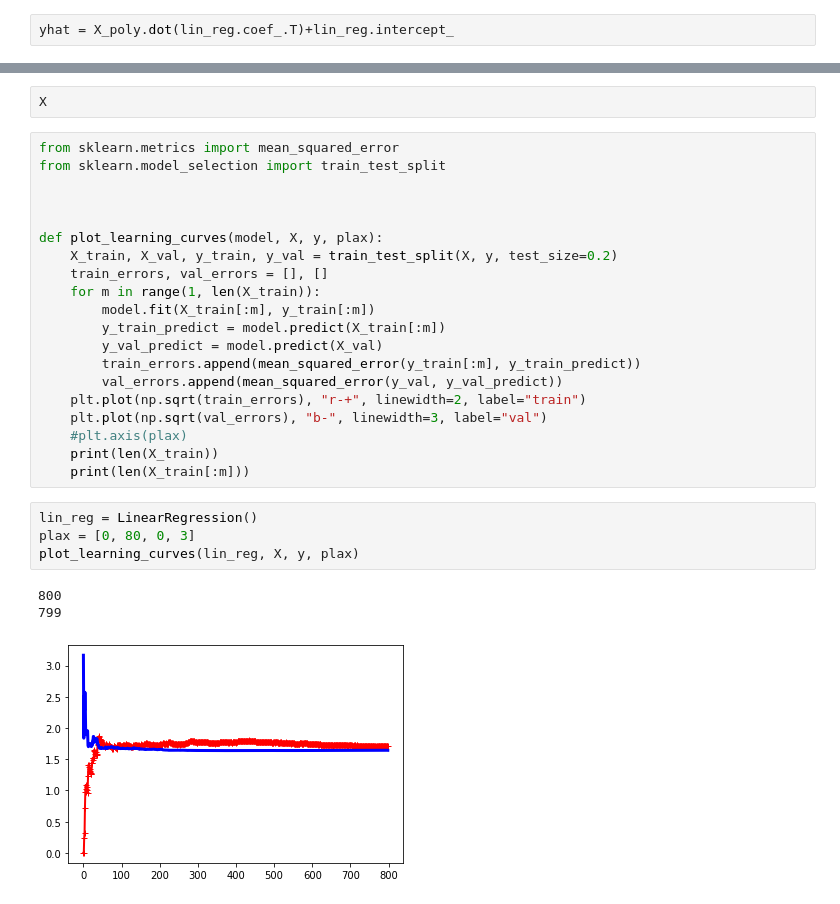
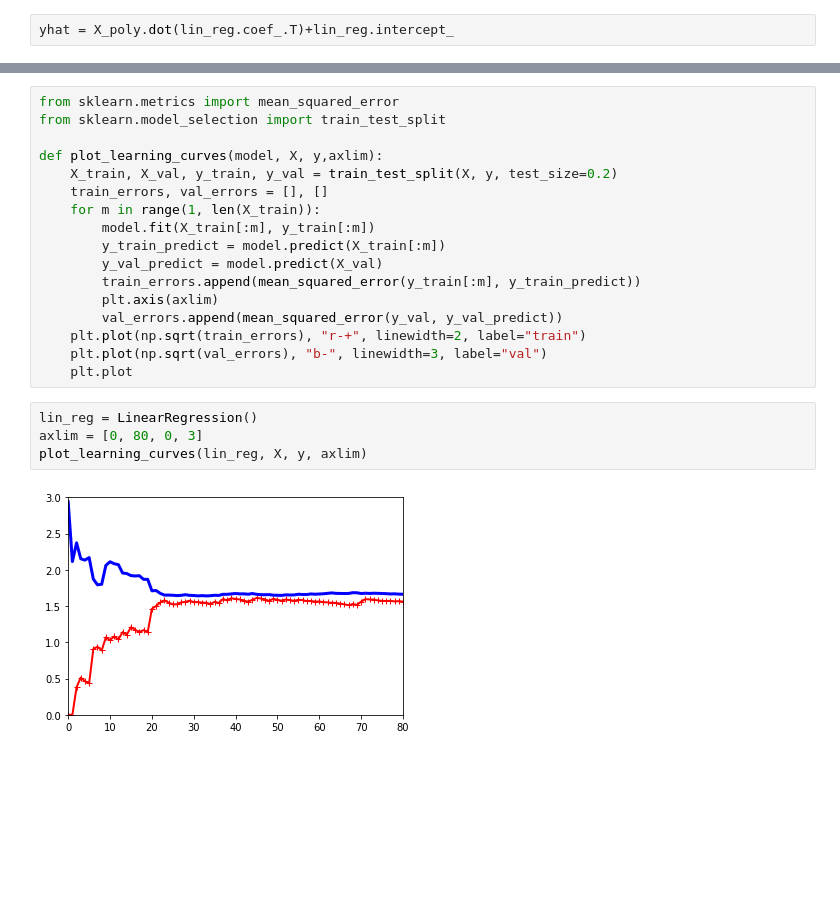
Before and after one commit to ChadMcintire/Handsonmachinelearning, a Jupyter notebook: chapter 4.ipynb, the cells around one changed output, grey strips where cells are left out. Saved outputs shown, nothing was run; the diff lists cells and outputs as text; blank space fills up the shorter version.

Commit message:
learned about how to read the graphs for error in training vs. validation set

```diff
--- a/chapter 4.ipynb
+++ b/chapter 4.ipynb
@@ -331,12 +369,8 @@ plt.show()
-# %%
-X
 # %%
 from sklearn.metrics import mean_squared_error
 from sklearn.model_selection import train_test_split
 
-
-
-def plot_learning_curves(model, X, y, plax):
+def plot_learning_curves(model, X, y,axlim):
     X_train, X_val, y_train, y_val = train_test_split(X, y, test_size=0.2)
     train_errors, val_errors = [], []
     for m in range(1, len(X_train)):
@@ -344,17 +378,14 @@ def plot_learning_curves(model, X, y, plax):
         y_train_predict = model.predict(X_train[:m])
         y_val_predict = model.predict(X_val)
         train_errors.append(mean_squared_error(y_train[:m], y_train_predict))
+        plt.axis(axlim)
         val_errors.append(mean_squared_error(y_val, y_val_predict))
     plt.plot(np.sqrt(train_errors), "r-+", linewidth=2, label="train")
     plt.plot(np.sqrt(val_errors), "b-", linewidth=3, label="val")
-    #plt.axis(plax)
-    print(len(X_train))
-    print(len(X_train[:m]))
+    plt.plot
 # %%
 lin_reg = LinearRegression()
-plax = [0, 80, 0, 3]
-plot_learning_curves(lin_reg, X, y, plax)
+axlim = [0, 80, 0, 3]
+plot_learning_curves(lin_reg, X, y, axlim)
 # %% [output]
-800
-799
-[figure, old version]
+[figure, new version]
```
Also changed, not shown: parts of 20 cells of this notebook.
